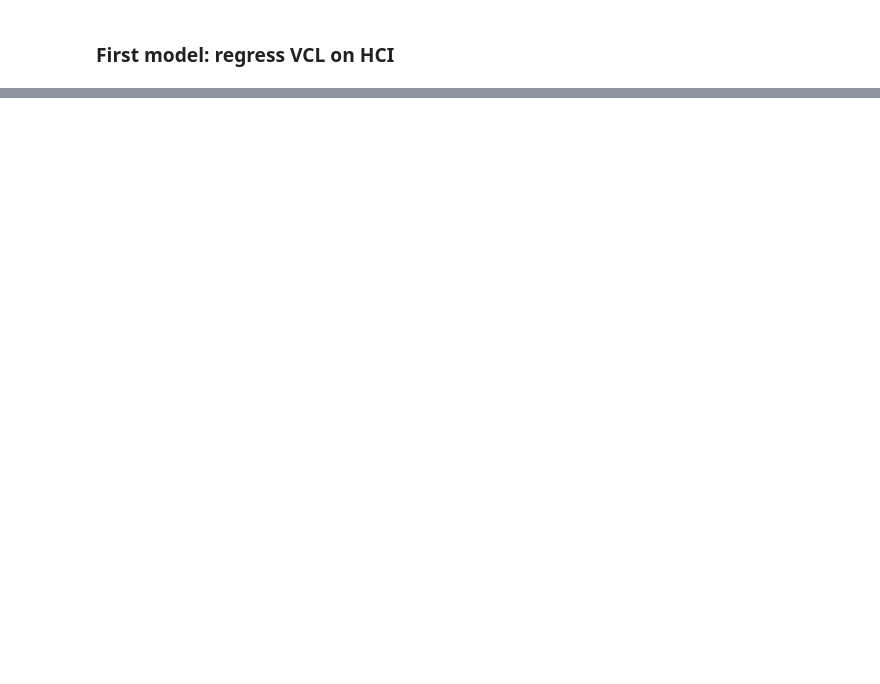
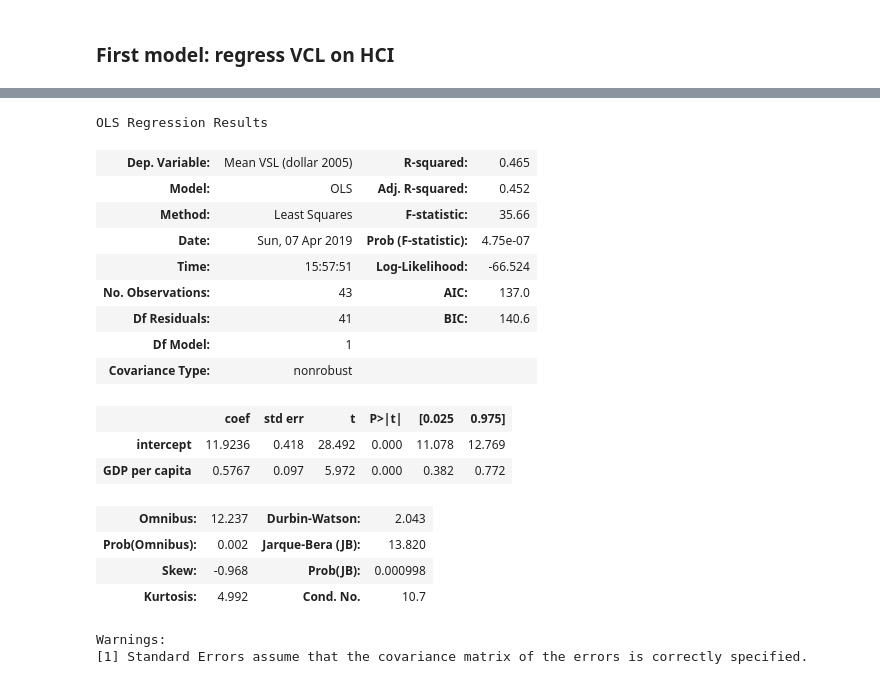
Before and after one commit to jdenes/priceofhumanlife, a Jupyter notebook: data analysis.ipynb, the cells around one changed output, grey strips where cells are left out. Saved outputs shown, nothing was run; the diff lists cells and outputs as text; code cells hidden in the pictures; blank space fills up the shorter version.

```diff
--- a/data analysis.ipynb
+++ b/data analysis.ipynb
@@ -122,0 +134,23 @@ plt.plot()
+# %%
+model_2 = sm.OLS(y, x).fit()
+model_2.summary()
+# %% [output]
+OLS Regression Results
+| Dep. Variable: | Mean VSL (dollar 2005) | R-squared: | 0.465 |
+| Model: | OLS | Adj. R-squared: | 0.452 |
+| Method: | Least Squares | F-statistic: | 35.66 |
+| Date: | Sun, 07 Apr 2019 | Prob (F-statistic): | 4.75e-07 |
+| Time: | 15:57:51 | Log-Likelihood: | -66.524 |
+| No. Observations: | 43 | AIC: | 137.0 |
+| Df Residuals: | 41 | BIC: | 140.6 |
+| Df Model: | 1 |  |  |
+| Covariance Type: | nonrobust |  |  |
+|  | coef | std err | t | P>|t| | [0.025 | 0.975] |
+| intercept | 11.9236 | 0.418 | 28.492 | 0.000 | 11.078 | 12.769 |
+| GDP per capita | 0.5767 | 0.097 | 5.972 | 0.000 | 0.382 | 0.772 |
+| Omnibus: | 12.237 | Durbin-Watson: | 2.043 |
+| Prob(Omnibus): | 0.002 | Jarque-Bera (JB): | 13.820 |
+| Skew: | -0.968 | Prob(JB): | 0.000998 |
+| Kurtosis: | 4.992 | Cond. No. | 10.7 |
+Warnings:
+[1] Standard Errors assume that the covariance matrix of the errors is correctly specified.
```
Also changed, not shown: parts of 15 cells of this notebook, 2 other files.
